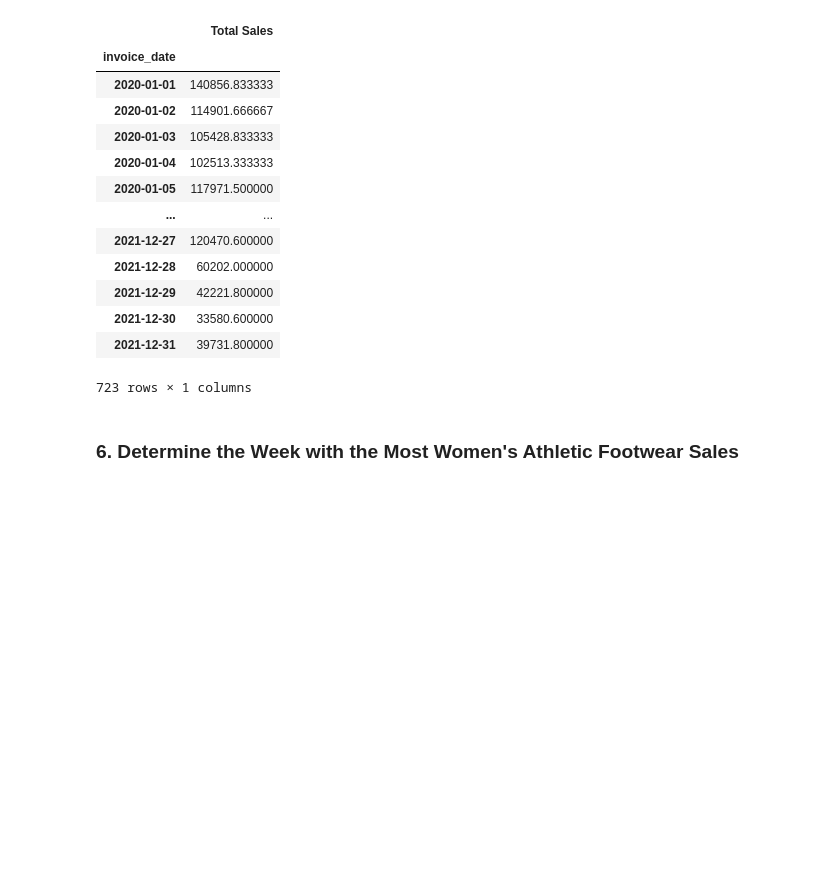
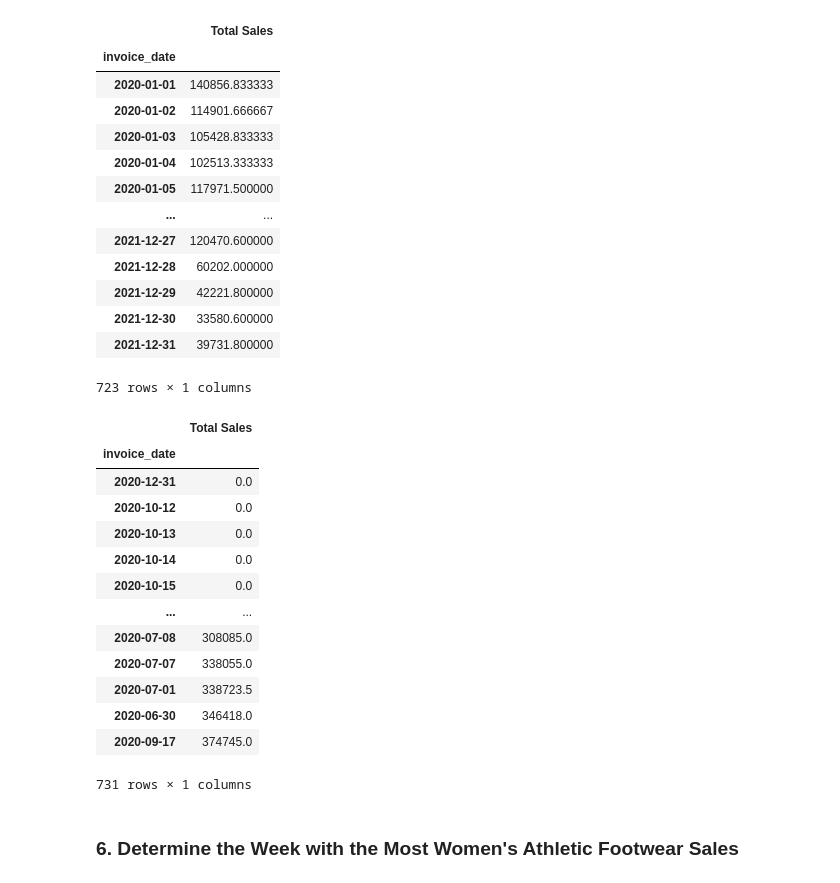
Before and after one commit to NyGiantsNick/athletic_sales_analysis, a Jupyter notebook: Module_5_Challenge code/athletic_sales_analysis_starter_code.ipynb, the cells around one changed output. Cells and saved outputs as stored; diff of their text form; code cells hidden in the pictures; blank space fills up the shorter version.

```diff
--- a/Module_5_Challenge code/athletic_sales_analysis_starter_code.ipynb
+++ b/Module_5_Challenge code/athletic_sales_analysis_starter_code.ipynb
@@ -357,9 +357,26 @@ invoice_df
 723 rows × 1 columns
 # %%
 # Resample the pivot table into daily bins, and get the total sales for each day.
-
+daily_sales = invoice_df.resample('D').sum()
 
 # Sort the resampled pivot table in ascending order on "Total Sales".
+sorted_daily_df = daily_sales.sort_values(by='Total Sales', ascending=True)
+sorted_daily_df
+# %% [output]
+|  | Total Sales |
+| invoice_date |  |
+| 2020-12-31 | 0.0 |
+| 2020-10-12 | 0.0 |
+| 2020-10-13 | 0.0 |
+| 2020-10-14 | 0.0 |
+| 2020-10-15 | 0.0 |
+| ... | ... |
+| 2020-07-08 | 308085.0 |
+| 2020-07-07 | 338055.0 |
+| 2020-07-01 | 338723.5 |
+| 2020-06-30 | 346418.0 |
+| 2020-09-17 | 374745.0 |
+731 rows × 1 columns
 # %% [markdown]
 ### 6.  Determine the Week with the Most Women's Athletic Footwear Sales
 # %%
```
Also changed, not shown: parts of 2 cells of this notebook.
